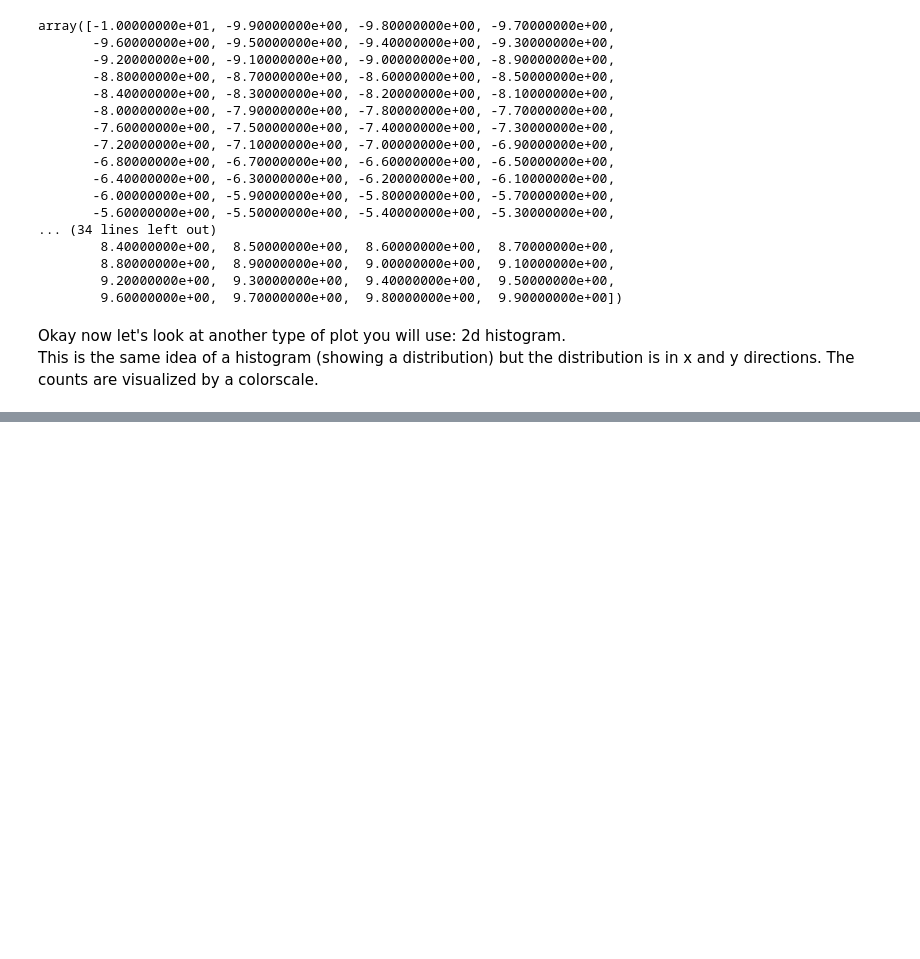
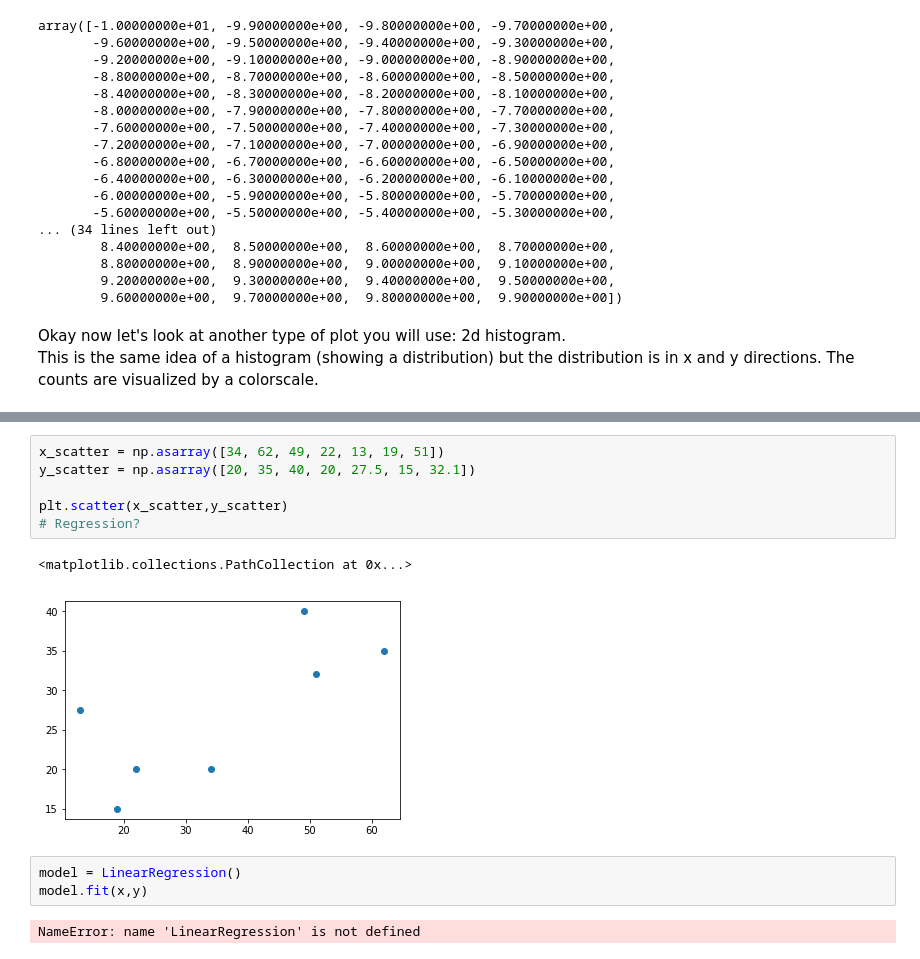
Before and after one commit to osborn62/CMS-Outer-Tracker, a Jupyter notebook: Tutorials/Python Tutorial.ipynb, the cells around one changed output, grey strips where cells are left out. Drawn from its saved outputs; the diff is of its cells as text; blank space fills up the shorter version.

```diff
--- a/Tutorials/Python Tutorial.ipynb
+++ b/Tutorials/Python Tutorial.ipynb
@@ -137,0 +150,14 @@ plt.show()
+# %%
+x_scatter = np.asarray([34, 62, 49, 22, 13, 19, 51])
+y_scatter = np.asarray([20, 35, 40, 20, 27.5, 15, 32.1])
+
+plt.scatter(x_scatter,y_scatter)
+# Regression?
+# %% [output]
+<matplotlib.collections.PathCollection at 0x...>
+[figure, added]
+# %%
+model = LinearRegression()
+model.fit(x,y)
+# %% [output]
+NameError: name 'LinearRegression' is not defined
```
Also changed, not shown: parts of 6 cells of this notebook.
